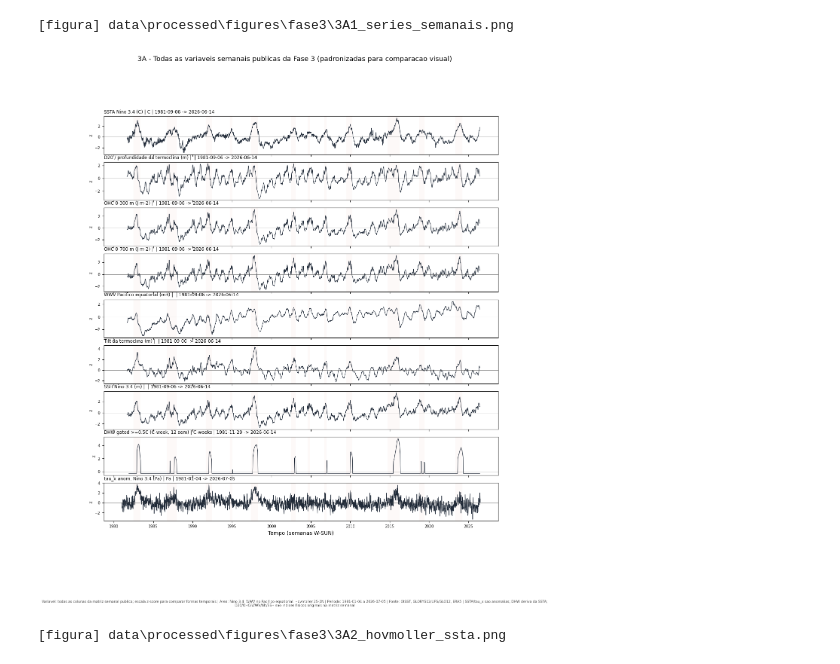
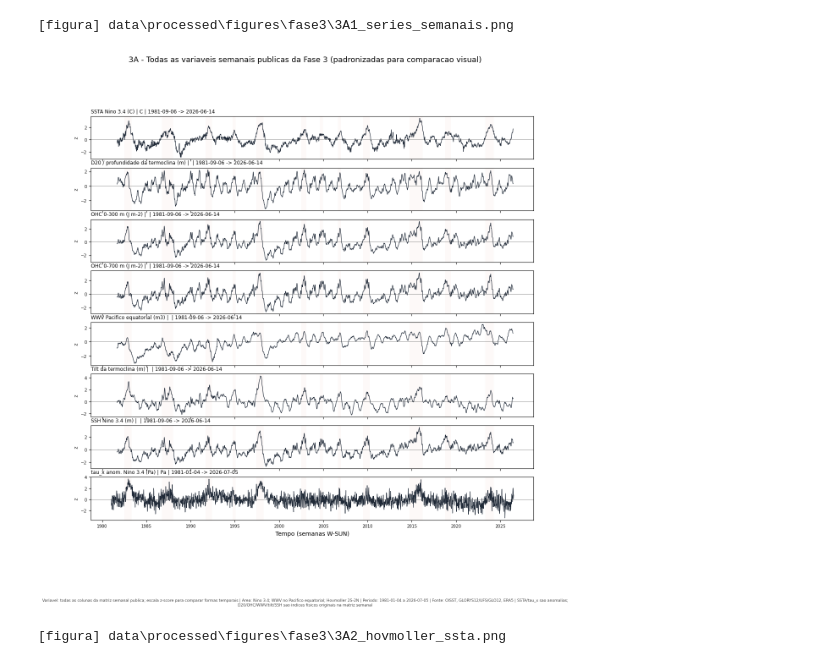
Before and after one commit to thiago-vilar/Nino26, a Jupyter notebook: notebooks/fase3/3A_indices_fisicos_semanais.ipynb, the cells around one changed output. Saved outputs shown, nothing was run; the diff lists cells and outputs as text; code cells hidden in the pictures.

```diff
--- a/notebooks/fase3/3A_indices_fisicos_semanais.ipynb
+++ b/notebooks/fase3/3A_indices_fisicos_semanais.ipynb
@@ -58,28 +56,28 @@ tau_x_anom_nino34_pa 1981-01-04 2026-07-05             2375          100.0
 # %%
 ev = u.load_events()
 cols = list(weekly.columns)
 n = len(cols)
 fig, axes = plt.subplots(n, 1, figsize=(13.5, max(8, 1.55*n)), sharex=True)
 if n == 1:
     axes = [axes]
 for ax, col in zip(axes, cols):
     s = weekly[col].astype(float)
     std = s.std(skipna=True)
     z = (s - s.mean(skipna=True)) / std if np.isfinite(std) and std > 0 else s*0
     ax.plot(z.index, z, lw=0.85, color='#1f2937')
     u.add_event_shading(ax, ev, alpha=0.10)
     ax.axhline(0, color='0.3', lw=0.45)
     ax.set_ylabel('z', fontsize=8)
     ax.set_title(f"{u.var_label(col)} | {cov.loc[col, 'unidade']} | {cov.loc[col, 'inicio'].date()} -> {cov.loc[col, 'fim'].date()}", loc='left', fontsize=8.5)
     ax.tick_params(labelsize=7)
 axes[-1].set_xlabel('Tempo (semanas W-SUN)')
 fig.suptitle('3A - Todas as variaveis semanais publicas da Fase 3 (padronizadas para comparacao visual)', y=0.995, fontsize=13)
-u.stamp_caption(fig, variavel='todas as colunas da matriz semanal publica; escala z-score para comparar formas temporais', area='Nino 3.4; WWV no Pacifico equatorial; Hovmoller 2S-2N', periodo=f"{weekly.index.min().date()} a {weekly.index.max().date()}", fonte='OISST, GLORYS12/UFS/GLO12, ERA5', extra='SSTA/tau_x sao anomalias; DHW deriva da SSTA; D20/OHC/WWV/tilt/SSH sao indices fisicos originais na matriz semanal')
+u.stamp_caption(fig, variavel='todas as colunas da matriz semanal publica; escala z-score para comparar formas temporais', area='Nino 3.4; WWV no Pacifico equatorial; Hovmoller 2S-2N', periodo=f"{weekly.index.min().date()} a {weekly.index.max().date()}", fonte='OISST, GLORYS12/UFS/GLO12, ERA5', extra='SSTA/tau_x sao anomalias; D20/OHC/WWV/tilt/SSH sao indices fisicos originais na matriz semanal')
 u.save_fig(fig, '3A1_series_semanais.png')
 plt.show()
 # %% [output]
 [figura] data\processed\figures\fase3\3A1_series_semanais.png
-[figure, old version]
+[figure, new version]
 # %%
 # Abordagem 1: Hovmoller de SSTA por longitude, usando referencias oficiais de longitude.
 eq = u.load_eqband_weekly()
```
Also changed, not shown: parts of 4 cells of this notebook, 37 other files.
